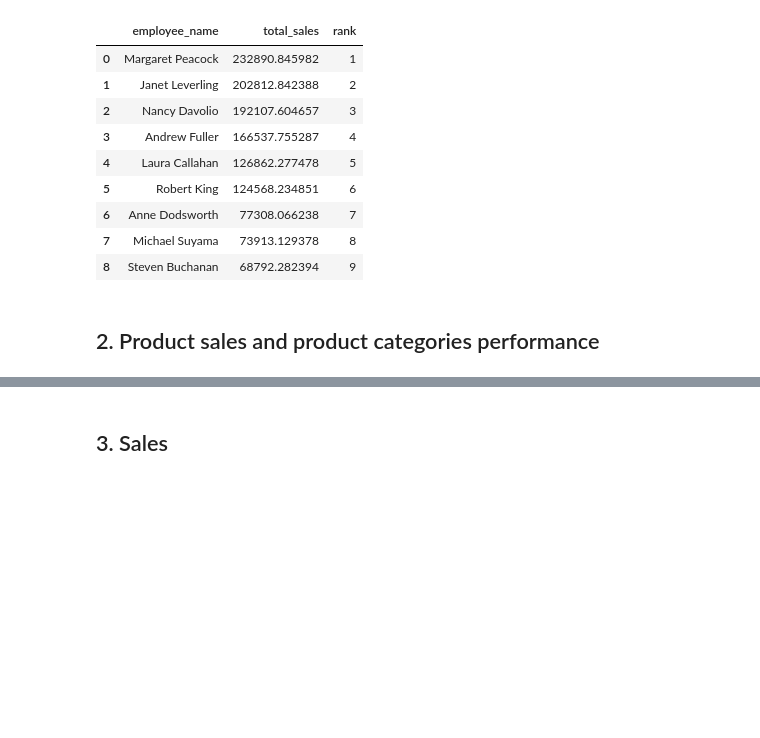
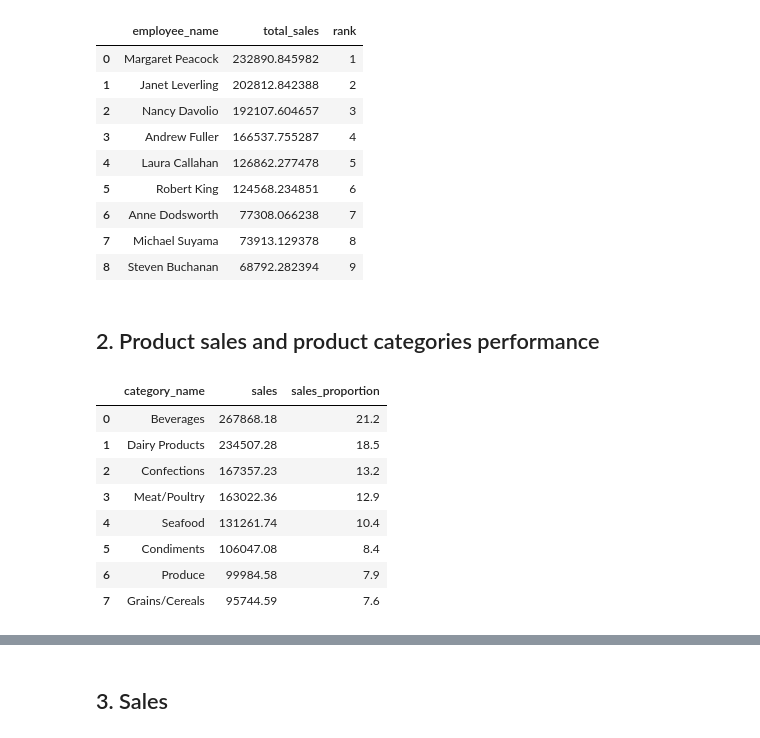
Before and after one commit to 1Elral4/Querying-Databases-with-SQL-and-Python, a Jupyter notebook: Northwind Traders sales analysis.ipynb, the cells around one changed output, grey strips where cells are left out. Cells and saved outputs as stored; diff of their text form; code cells hidden in the pictures; blank space fills up the shorter version.

```diff
--- a/Northwind Traders sales analysis.ipynb
+++ b/Northwind Traders sales analysis.ipynb
@@ -273,3 +342,57 @@ runQueryPsy(query)
 | 8 | Steven Buchanan | 68792.282394 | 9 |
 # %% [markdown]
 ## 2. Product sales and product categories performance
+# %%
+# Product categories performance
+
+query = """
+
+with sales as (
+
+    select
+
+        cat.category_name,
+        round(cast( sum((od.unit_price * od.quantity * ( 1 - od.discount))) as numeric), 2) as sales
+
+
+    from orders o
+    join order_details od
+        on od.order_id = o.order_id
+    join products p
+        on p.product_id = od.product_id
+    join categories cat
+        on cat.category_id = p.category_id
+
+
+    group by 1
+
+)
+
+select
+
+    category_name,
+    sales,
+    round( (sales/sum(sales) over () ) * 100.0, 1) as sales_proportion
+
+from sales
+order by 2 desc
+
+
+
+
+"""
+
+runQueryPsy(query)
+
+# Sales appear to be spread over the different categories, there's not a really dominant one
+    # Around 80% of the sales comes from 75% of the categories
+# %% [output]
+|  | category_name | sales | sales_proportion |
+| 0 | Beverages | 267868.18 | 21.2 |
+| 1 | Dairy Products | 234507.28 | 18.5 |
+| 2 | Confections | 167357.23 | 13.2 |
+| 3 | Meat/Poultry | 163022.36 | 12.9 |
+| 4 | Seafood | 131261.74 | 10.4 |
+| 5 | Condiments | 106047.08 | 8.4 |
+| 6 | Produce | 99984.58 | 7.9 |
+| 7 | Grains/Cereals | 95744.59 | 7.6 |
```
Also changed, not shown: parts of 7 cells of this notebook.
